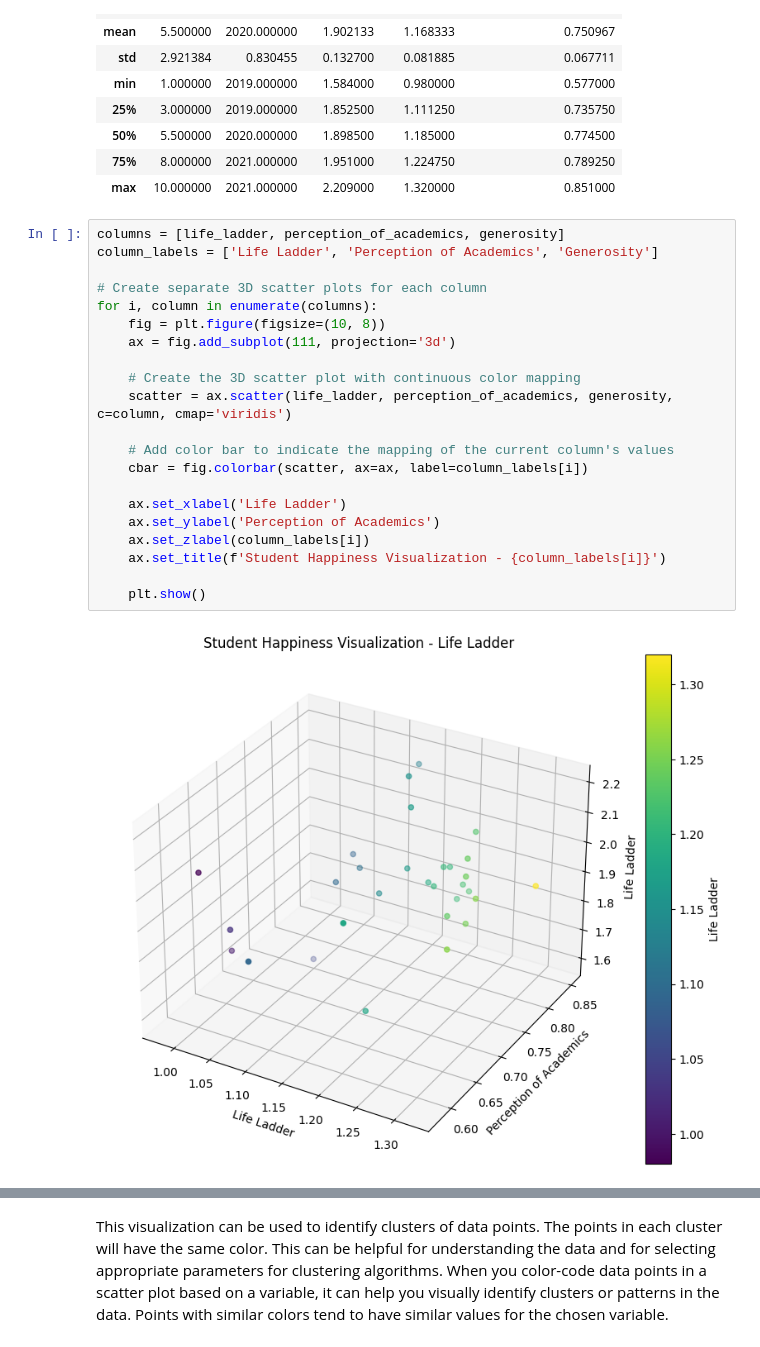
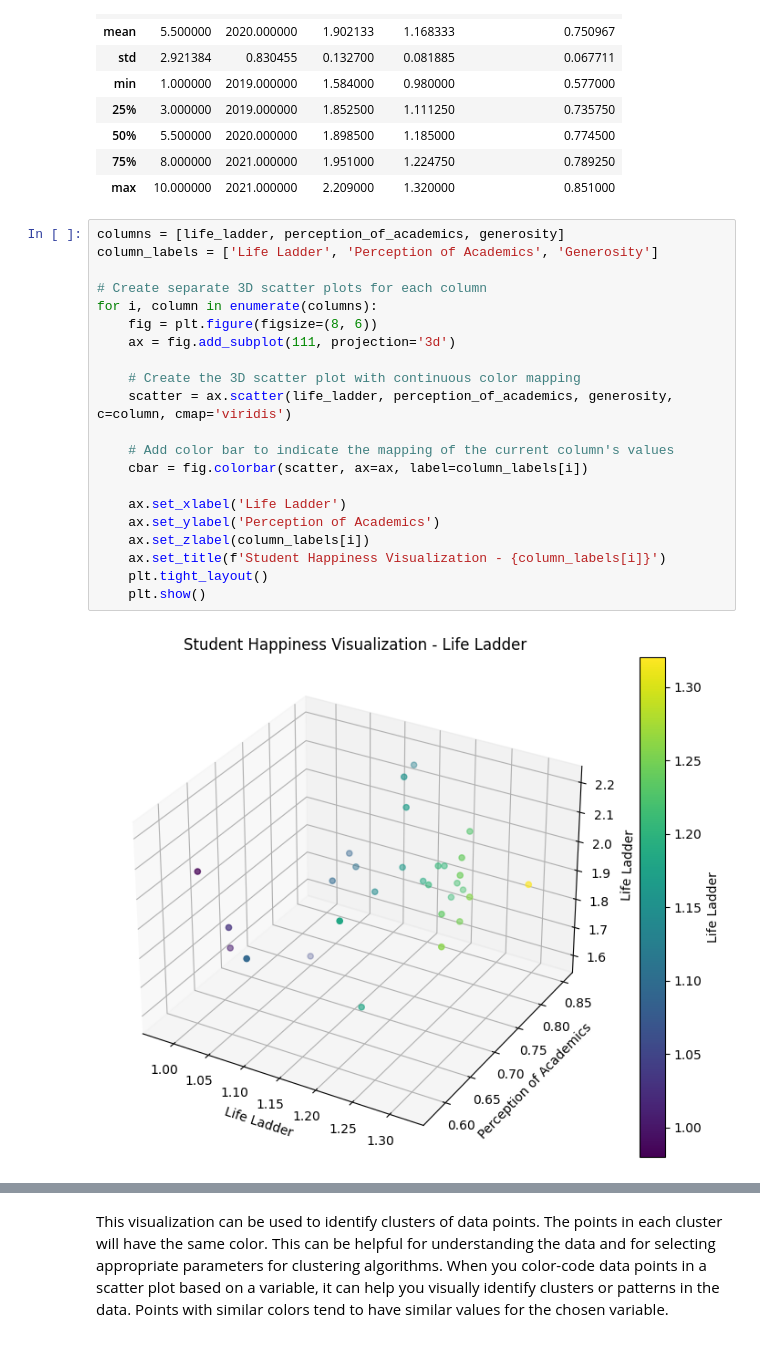
Before and after one commit to Sanjana-Sarma/NTTF_Training, a Jupyter notebook: Exercise85.ipynb, the cells around one changed output, grey strips where cells are left out. Cells and saved outputs as stored; diff of their text form.

```diff
--- a/Exercise85.ipynb
+++ b/Exercise85.ipynb
@@ -57,23 +57,23 @@ df.describe()
 # %%
 columns = [life_ladder, perception_of_academics, generosity]
 column_labels = ['Life Ladder', 'Perception of Academics', 'Generosity']
 
 # Create separate 3D scatter plots for each column
 for i, column in enumerate(columns):
-    fig = plt.figure(figsize=(10, 8))
+    fig = plt.figure(figsize=(8, 6))
     ax = fig.add_subplot(111, projection='3d')
 
     # Create the 3D scatter plot with continuous color mapping
     scatter = ax.scatter(life_ladder, perception_of_academics, generosity, c=column, cmap='viridis')
 
     # Add color bar to indicate the mapping of the current column's values
     cbar = fig.colorbar(scatter, ax=ax, label=column_labels[i])
 
     ax.set_xlabel('Life Ladder')
     ax.set_ylabel('Perception of Academics')
     ax.set_zlabel(column_labels[i])
     ax.set_title(f'Student Happiness Visualization - {column_labels[i]}')
-
+    plt.tight_layout()
     plt.show()
 # %% [output]
-[figure, old version]
+[figure, new version]
```
Also changed, not shown: parts of 1 cell of this notebook.
